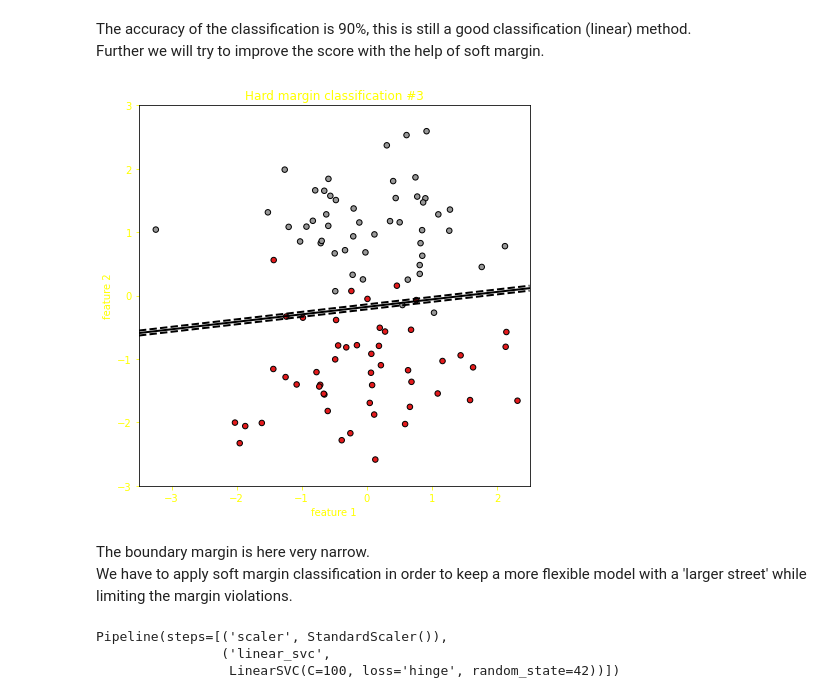
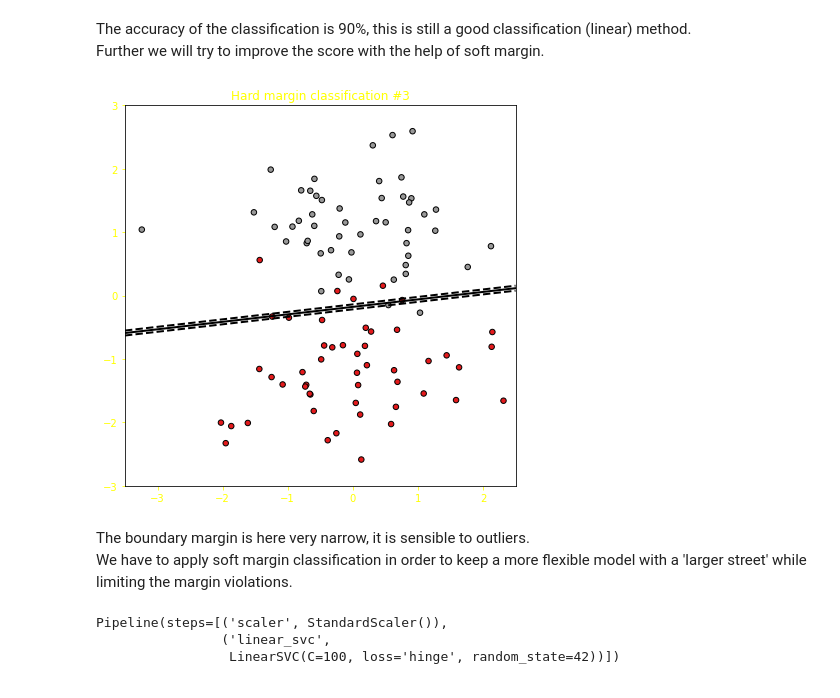
Before and after one commit to valigatotuS/Intelligent-ICT-systems, a Jupyter notebook: exercices/exercise session 3/ex3_svm_toy_datasets.ipynb, the cells around one changed output. Saved outputs shown, nothing was run; the diff lists cells and outputs as text; code cells hidden in the pictures.

```diff
--- a/exercices/exercise session 3/ex3_svm_toy_datasets.ipynb
+++ b/exercices/exercise session 3/ex3_svm_toy_datasets.ipynb
@@ -167,19 +192,17 @@ Further we will try to improve the score with the help of soft margin.
 # %%
 # plotting data & model boundary
 fig, axes = plt.subplots(figsize=(7, 7), sharey=True)
 plt.scatter(X3[:, 0], X3[:, 1], marker='o', c=Y3, s=30, edgecolor='k', cmap='Set1') # our data
-plot_svc_decision_boundary(clf3, -3.5, 2.5)                                               # our boundary
+plot_svc_decision_boundary(clf3, -3.5, 2.5)                                         # our boundary
 
-plt.xlabel("feature 1")
-plt.ylabel("feature 2")
 plt.axis([-3.5, 2.5, -3, 3])
 plt.title("Hard margin classification #3")
 
 plt.show()
 # %% [output]
-[figure, old version]
+[figure, new version]
 # %% [markdown]
-The boundary margin is here very narrow. <br>
+The boundary margin is here very narrow, it is sensible to outliers. <br>
 We have to apply soft margin classification in order to keep a more flexible model with a 'larger street' while limiting the margin violations.
 # %%
 # Scaling dataset for soft margin
```
Also changed, not shown: parts of 34 cells of this notebook.
